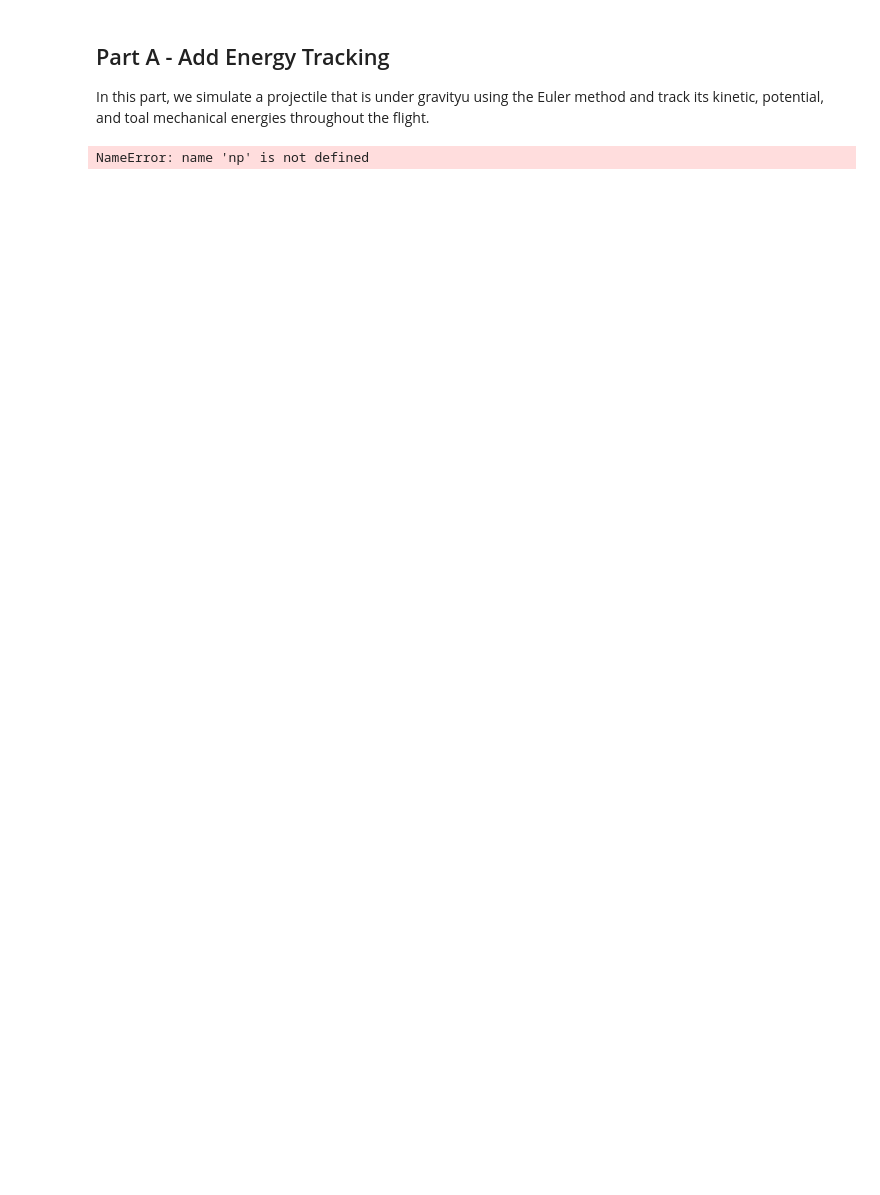
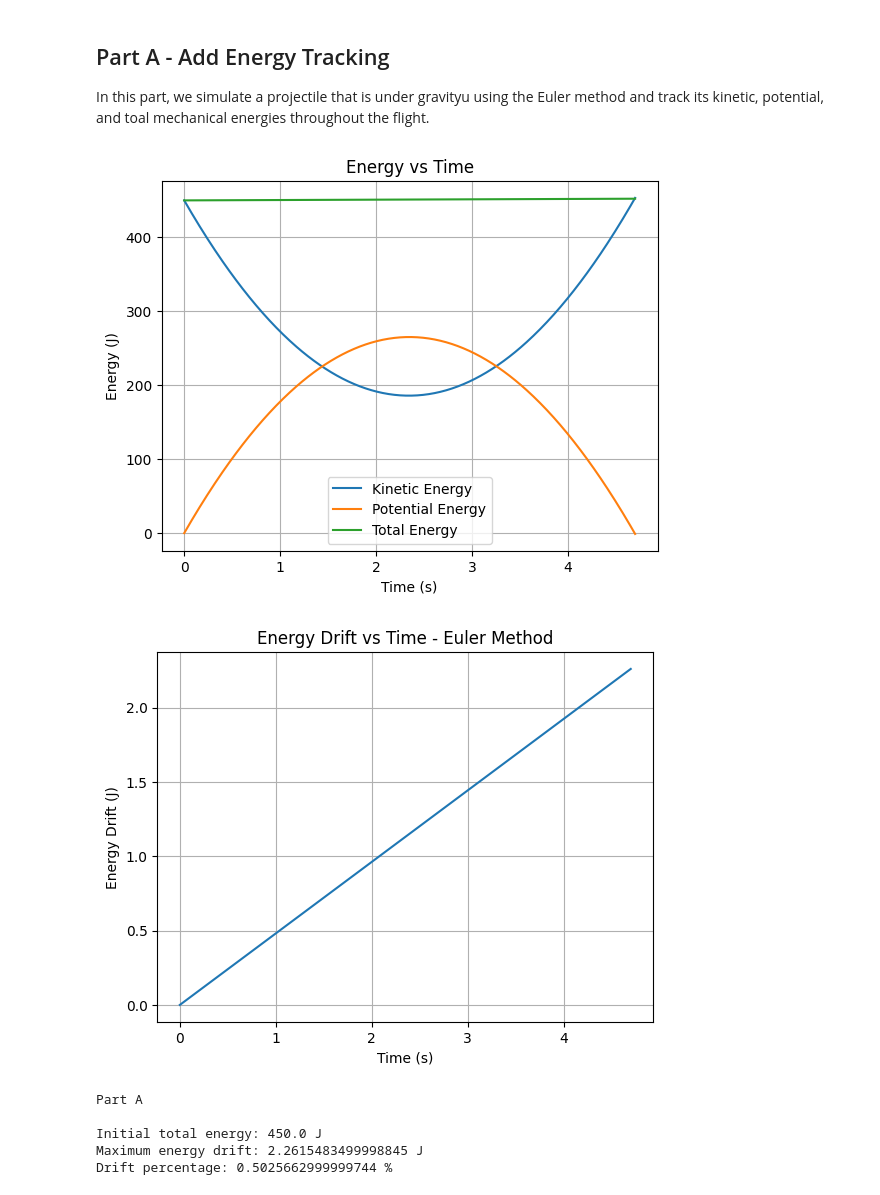
Before and after one commit to aberry46/phys311, a Jupyter notebook: labs/lab02/lab02_energy.ipynb, the cells around one changed output. Cells and saved outputs as stored; diff of their text form; code cells hidden in the pictures; blank space fills up the shorter version.

Commit message:
Complete Lab 2 energy tracking

```diff
--- a/labs/lab02/lab02_energy.ipynb
+++ b/labs/lab02/lab02_energy.ipynb
@@ -14,7 +14,6 @@ import matplotlib.pyplot as plt
 In this part, we simulate a projectile that is under gravityu using the Euler method and track its kinetic, potential, and toal mechanical energies throughout the flight.
 # %%
 # PART A - ADD ENERGY TRACKING
-
 
 # A1. PROJECTILE FUNCTION
 
@@ -59,6 +58,11 @@ def simulate_projectile(v0, angle_deg, dt, g=9.81, m=1.0):
         vy = vy + ay * dt
         t = t + dt
 
+        # Recalculate energies
+        KE = 0.5 * m * (vx**2 + vy**2)
+        PE = m * g * y
+        E_total = KE + PE
+
         # Save new values
         times.append(t)
         x_positions.append(x)
@@ -70,7 +74,6 @@ def simulate_projectile(v0, angle_deg, dt, g=9.81, m=1.0):
         E_total_values.append(E_total)
 
     return np.array(times), np.array(x_positions), np.array(y_positions), np.array(x_velocities), np.array(y_velocities), np.array(KE_values), np.array(PE_values), np.array(E_total_values)
-
 
 # A2. VALUES
 
@@ -97,32 +100,38 @@ plt.title('Energy vs Time')
 plt.legend()
 plt.grid()
 plt.show()
 
 # A5. ENERGY DRIFT
 
 energy_drift = E_total - E_total[0]
 
 plt.figure()
 
 plt.plot(t, energy_drift)
 plt.xlabel('Time (s)')
 plt.ylabel('Energy Drift (J)')
 plt.title('Energy Drift vs Time - Euler Method')
 plt.grid()
 plt.show()
 
 # A6. ENERGY DRIFT RESULTS
 
 max_drift = np.max(np.abs(energy_drift))
 
 drift_percentage = (max_drift / abs(E_total[0])) * 100
 
 print("Part A")
 print()
 
 print("Initial total energy:", E_total[0], "J")
 print("Maximum energy drift:", max_drift, "J")
 print("Drift percentage:", drift_percentage, "%")
 # %% [output]
+[figure, added]
+[figure, added]
-NameError: name 'np' is not defined
+Part A
+
+Initial total energy: 450.0 J
+Maximum energy drift: 2.2615483499998845 J
+Drift percentage: 0.5025662999999744 %
 # %% [markdown]
```
Also changed, not shown: parts of 11 cells of this notebook.
